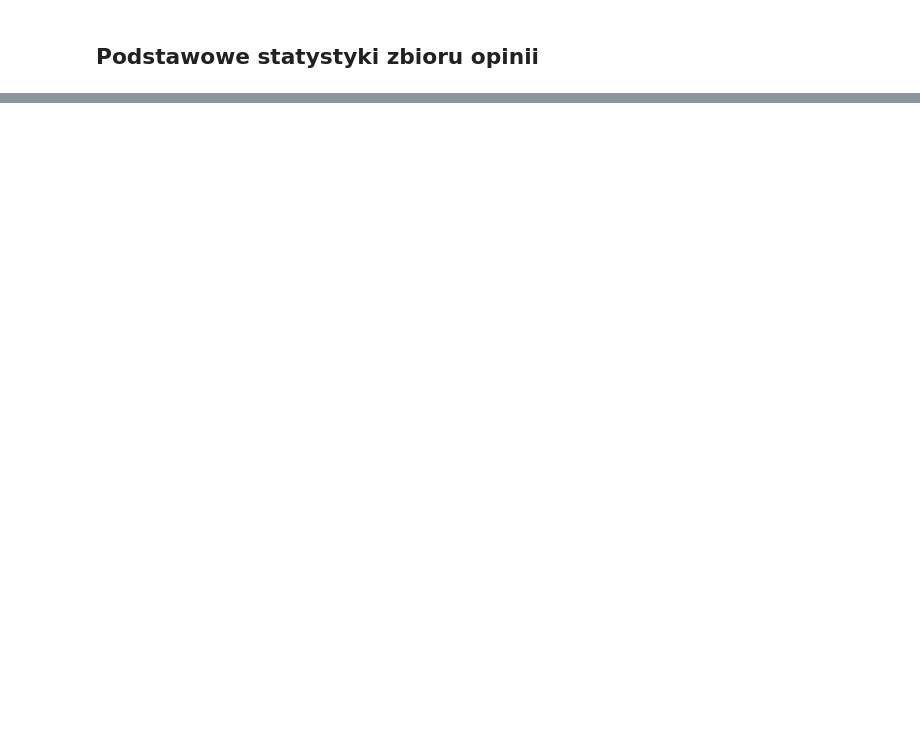
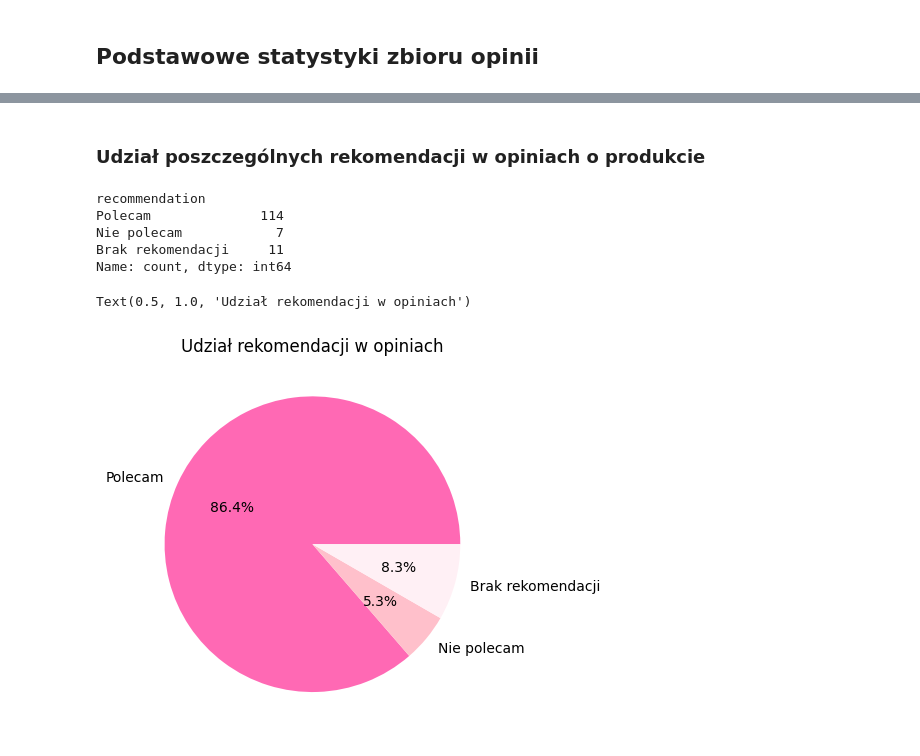
Before and after one commit to KamilaLopatowska/CeneoScraperKL, a Jupyter notebook: analyzer.ipynb, the cells around one changed output, grey strips where cells are left out. Drawn from its saved outputs; the diff is of its cells as text; code cells hidden in the pictures; blank space fills up the shorter version.

```diff
--- a/analyzer.ipynb
+++ b/analyzer.ipynb
@@ -21,0 +23,4 @@ opinions = pd.read_json(f'opinions/{product_id}.json')
+# %%
+opinions = pd.read_json(f"opinions/{product_id}.json")
+opinions.rating = opinions.rating.apply(lambda r: r.split("/")[0].replace(",","."), ).astype(float)
+opinions.recommendation = opinions.recommendation.apply(lambda r: "Brak rekomendacji" if r is None else r)
@@ -38,0 +90,21 @@ opinions['pros']
+# %% [markdown]
+### Udział poszczególnych rekomendacji w opiniach o produkcie
+# %%
+recommendations_distribution = opinions.recommendation.value_counts().reindex(["Polecam", "Nie polecam", "Brak rekomendacji"])
+recommendations_distribution
+# %% [output]
+recommendation
+Polecam              114
+Nie polecam            7
+Brak rekomendacji     11
+Name: count, dtype: int64
+# %%
+recommendations_distribution.plot.pie(
+    colors = ["hotpink", "pink",  "lavenderblush"],
+    autopct = "%1.1f%%",
+    label = ""
+)
+plt.title("Udział rekomendacji w opiniach")
+# %% [output]
+Text(0.5, 1.0, 'Udział rekomendacji w opiniach')
+[figure, added]
```
Also changed, not shown: parts of 11 cells of this notebook, 1 other file.
